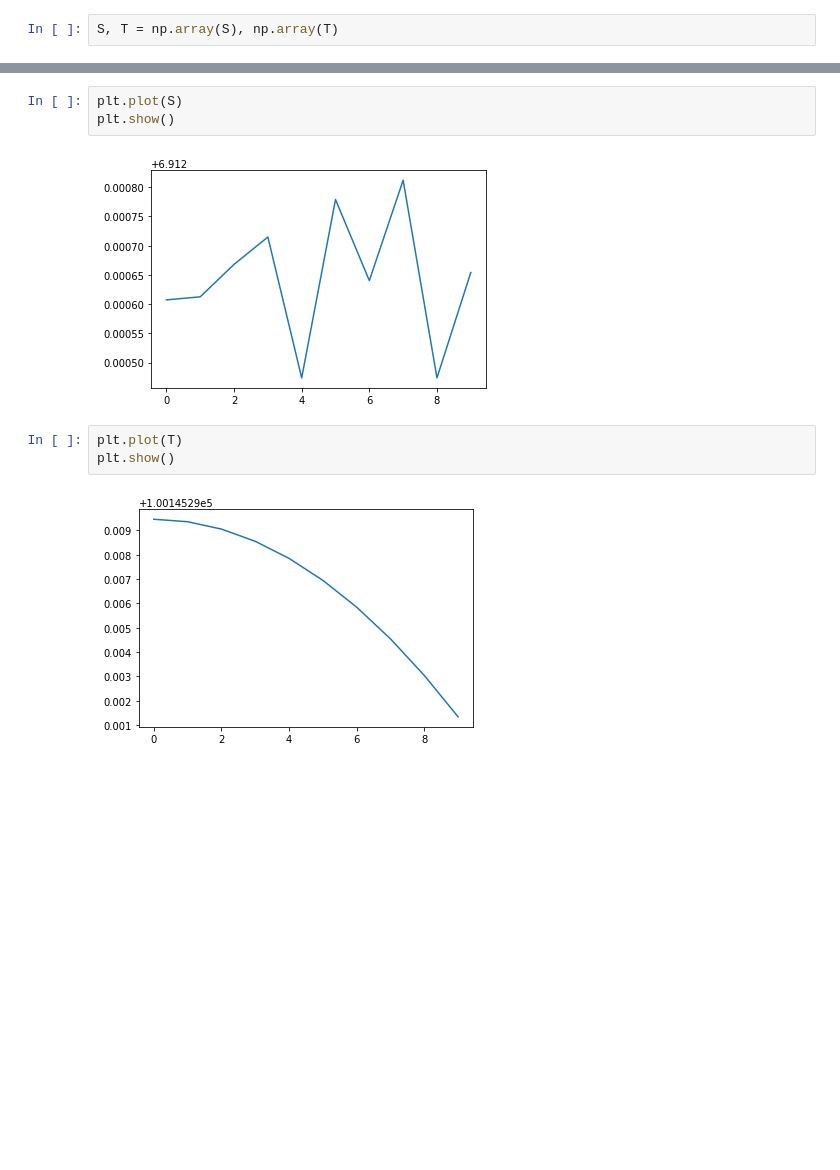
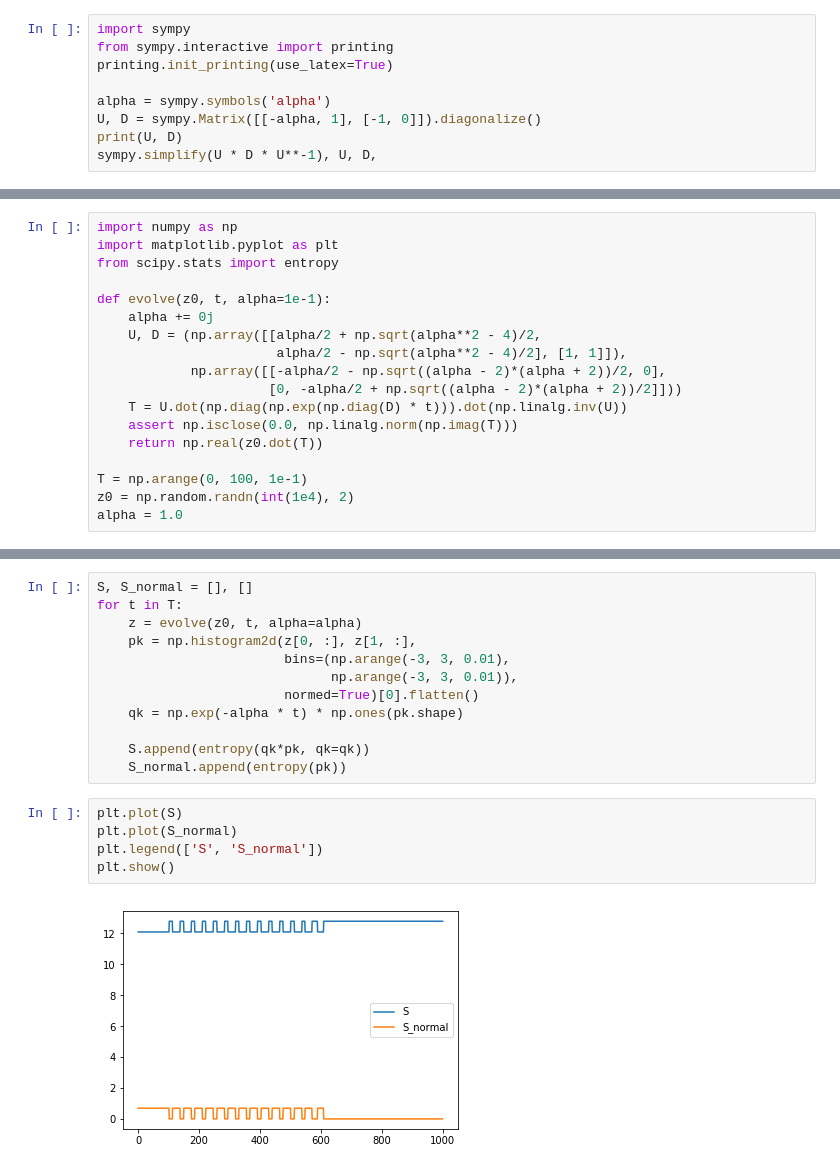
Before and after one commit to aidan-plenert-macdonald/physics, a Jupyter notebook: Statistical Mechanics/nonhamiltonian.ipynb, the cells around one changed output, grey strips where cells are left out. Saved outputs shown, nothing was run; the diff lists cells and outputs as text; blank space fills up the shorter version.

Commit message:
Switched to decay oscillator. Entropy calculation not working

```diff
--- a/Statistical Mechanics/nonhamiltonian.ipynb
+++ b/Statistical Mechanics/nonhamiltonian.ipynb
@@ -81,2 +69,9 @@ Step 901 0.9232020537058513 0.017077360072049484
-# %%
-S, T = np.array(S), np.array(T)
+# %%
+import sympy
+from sympy.interactive import printing
+printing.init_printing(use_latex=True)
+
+alpha = sympy.symbols('alpha')
+U, D = sympy.Matrix([[-alpha, 1], [-1, 0]]).diagonalize()
+print(U, D)
+sympy.simplify(U * D * U**-1), U, D,
@@ -82,0 +81,18 @@ S, T = np.array(S), np.array(T)
+# %%
+import numpy as np
+import matplotlib.pyplot as plt
+from scipy.stats import entropy
+
+def evolve(z0, t, alpha=1e-1):
+    alpha += 0j
+    U, D = (np.array([[alpha/2 + np.sqrt(alpha**2 - 4)/2,
+                       alpha/2 - np.sqrt(alpha**2 - 4)/2], [1, 1]]),
+            np.array([[-alpha/2 - np.sqrt((alpha - 2)*(alpha + 2))/2, 0],
+                      [0, -alpha/2 + np.sqrt((alpha - 2)*(alpha + 2))/2]]))
+    T = U.dot(np.diag(np.exp(np.diag(D) * t))).dot(np.linalg.inv(U))
+    assert np.isclose(0.0, np.linalg.norm(np.imag(T)))
+    return np.real(z0.dot(T))
+
+T = np.arange(0, 100, 1e-1)
+z0 = np.random.randn(int(1e4), 2)
+alpha = 1.0
@@ -83,10 +131,19 @@ S, T = np.array(S), np.array(T)
+# %%
+S, S_normal = [], []
+for t in T:
+    z = evolve(z0, t, alpha=alpha)
+    pk = np.histogram2d(z[0, :], z[1, :],
+                        bins=(np.arange(-3, 3, 0.01),
+                              np.arange(-3, 3, 0.01)),
+                        normed=True)[0].flatten()
+    qk = np.exp(-alpha * t) * np.ones(pk.shape)
+
+    S.append(entropy(qk*pk, qk=qk))
+    S_normal.append(entropy(pk))
 # %%
 plt.plot(S)
+plt.plot(S_normal)
+plt.legend(['S', 'S_normal'])
 plt.show()
 # %% [output]
-[figure, old version]
+[figure, new version]
-# %%
-plt.plot(T)
-plt.show()
-# %% [output]
-[figure, removed]
```
Also changed, not shown: parts of 5 cells of this notebook.
